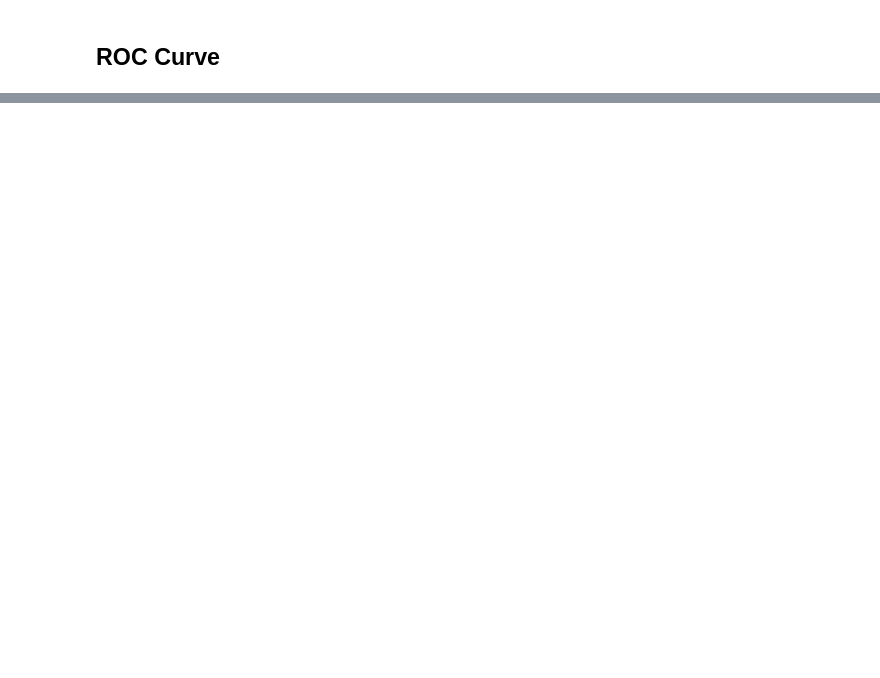
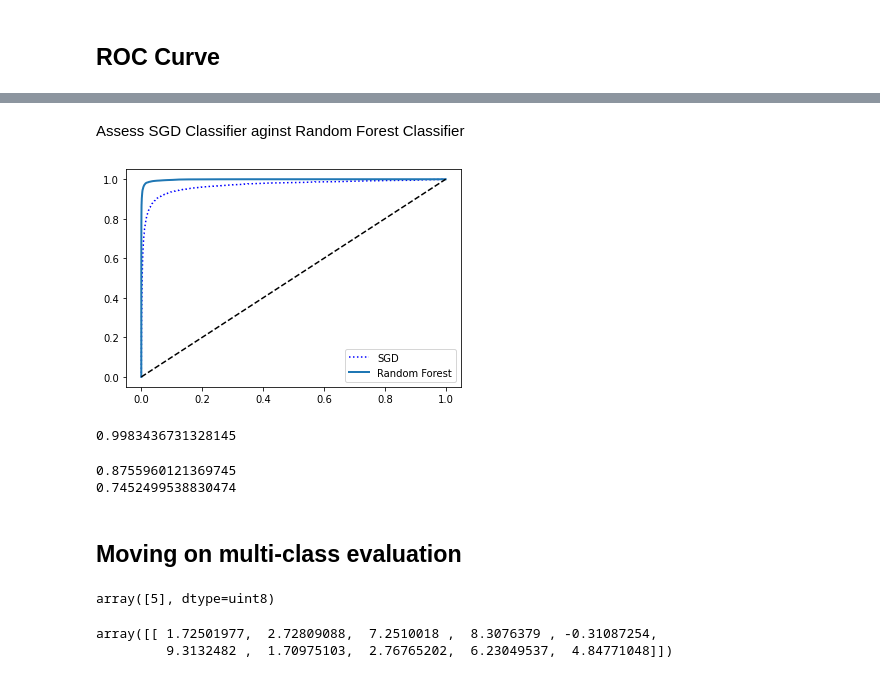
Before and after one commit to mpietrzy/handson-ml2, a Jupyter notebook: mdp_scripts/c3_classification.ipynb, the cells around one changed output, grey strips where cells are left out. Drawn from its saved outputs; the diff is of its cells as text; code cells hidden in the pictures; blank space fills up the shorter version.

Commit message:
up to sgd training and evaluation on the multiclass problem

```diff
--- a/mdp_scripts/c3_classification.ipynb
+++ b/mdp_scripts/c3_classification.ipynb
@@ -285,0 +287,72 @@ roc_auc_score(y_train_5, y_scores)
+# %% [markdown]
+Assess SGD Classifier aginst Random Forest Classifier
+# %%
+# Random Forest
+
+# import -----
+from sklearn.ensemble import RandomForestClassifier
+
+# train -----
+forest_clf = RandomForestClassifier(random_state = 42)
+y_proba_forest = cross_val_predict(
+    forest_clf,
+    X_train,
+    y_train_5,
+    cv = 3,
+    method = "predict_proba"
+)
+# %%
+# grab the postive class probas for roc_curve
+
+# get data -----
+y_scores_forest = y_proba_forest[:,1] # score = prob pos class
+fpr_forest, tpr_forest, thresholds_forest = roc_curve(y_train_5, y_scores_forest)
+# %%
+# roc_curve comparing SGD and Random Forests
+
+# plot -----
+plt.plot(fpr, tpr, "b:",  label = "SGD")
+plot_roc_curve(fpr_forest, tpr_forest, "Random Forest")
+plt.legend(loc="lower right")
+plt.show()
+# %% [output]
+[figure, added]
+# %%
+# compute the Random Forest AUC score
+roc_auc_score(y_train_5, y_scores_forest)
+# %% [output]
+0.9983436731328145
+# %%
+# get the 90% precision threshold -----
+forest_thresh_90prec = thresholds_forest[np.argmax(tpr_forest >= 0.90)]
+
+# calc binary pred response -----
+y_forest_binary = (y_scores >= forest_thresh_90prec)
+
+# precision and recall scores
+print(precision_score(y_train_5, y_forest_binary))
+print(recall_score(y_train_5, y_forest_binary))
+# %% [output]
+0.8755960121369745
+0.7452499538830474
+# %% [markdown]
+## Moving on multi-class evaluation
+# %%
+# SVC Classifier using the OvO strategy
+
+# import -----
+from sklearn.svm import SVC
+
+# train -----
+svm_clf = SVC()
+svm_clf.fit(X_train, y_train)
+svm_clf.predict([some_digit])
+# %% [output]
+array([5], dtype=uint8)
+# %%
+# seeing the outcome of the OvO scoring and choice
+some_digit_scores = svm_clf.decision_function([some_digit])
+some_digit_scores
+# %% [output]
+array([[ 1.72501977,  2.72809088,  7.2510018 ,  8.3076379 , -0.31087254,
+         9.3132482 ,  1.70975103,  2.76765202,  6.23049537,  4.84771048]])
```
Also changed, not shown: parts of 19 cells of this notebook.
